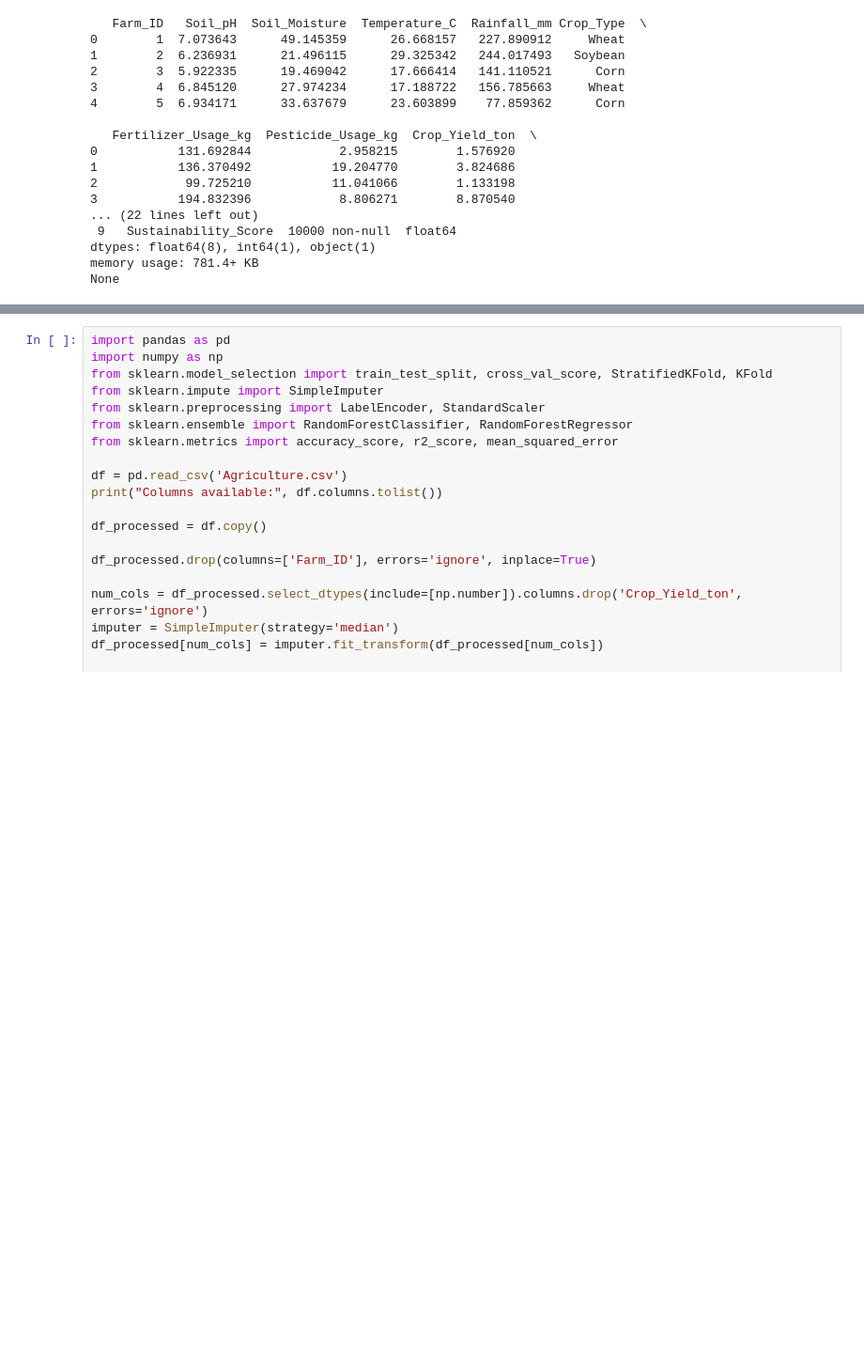
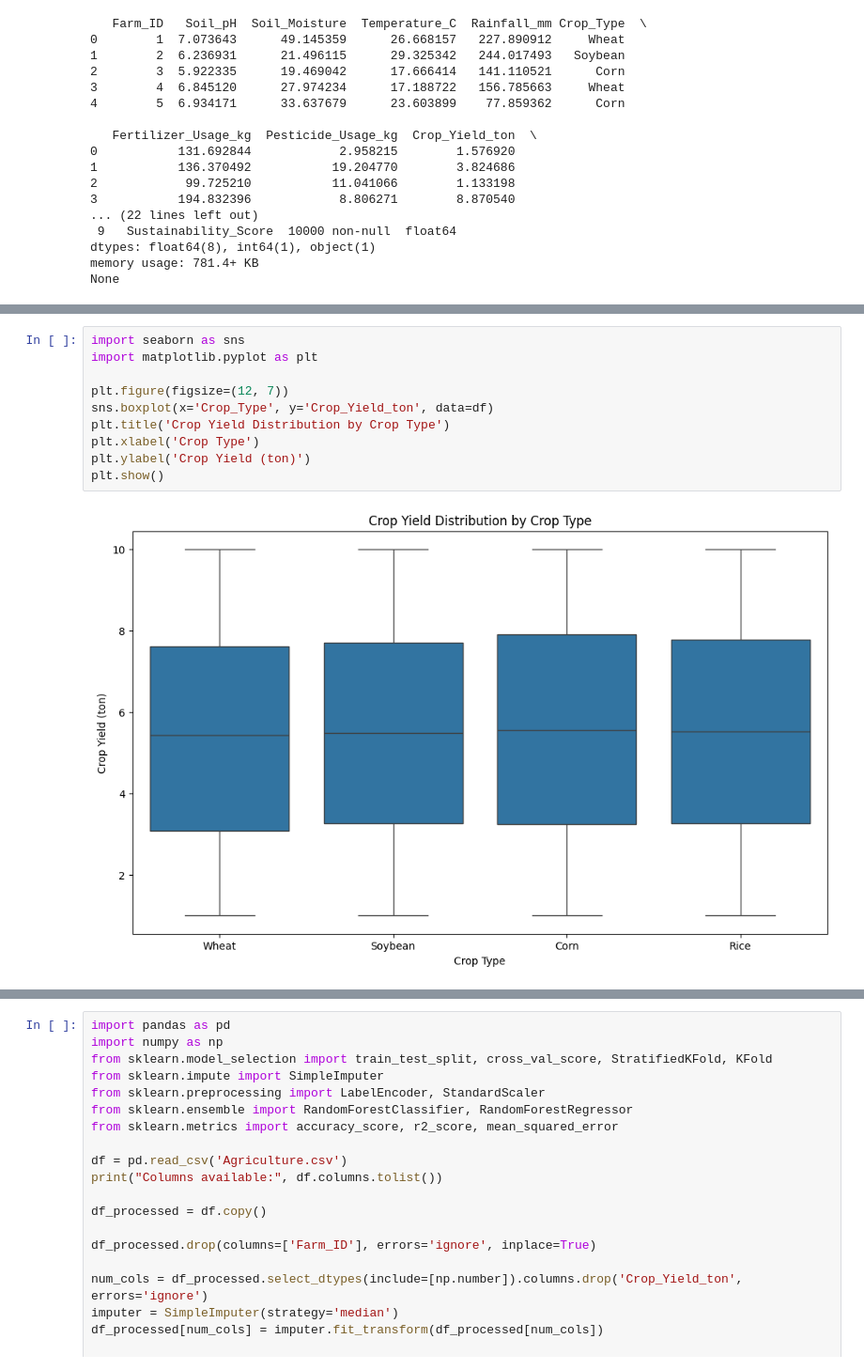
Before and after one commit to JEETBANDYOPADHYAY/Sustainable_Agriculture, a Jupyter notebook: Sustainable_Agriculture.ipynb, the cells around one changed output, grey strips where cells are left out. Shown: that part at 94% size. Cells and saved outputs as stored; diff of their text form; blank space fills up the shorter version.

```diff
--- a/Sustainable_Agriculture.ipynb
+++ b/Sustainable_Agriculture.ipynb
@@ -29,0 +41,12 @@ None
+# %%
+import seaborn as sns
+import matplotlib.pyplot as plt
+
+plt.figure(figsize=(12, 7))
+sns.boxplot(x='Crop_Type', y='Crop_Yield_ton', data=df)
+plt.title('Crop Yield Distribution by Crop Type')
+plt.xlabel('Crop Type')
+plt.ylabel('Crop Yield (ton)')
+plt.show()
+# %% [output]
+[figure, added]
```
Also changed, not shown: parts of 6 cells of this notebook.
